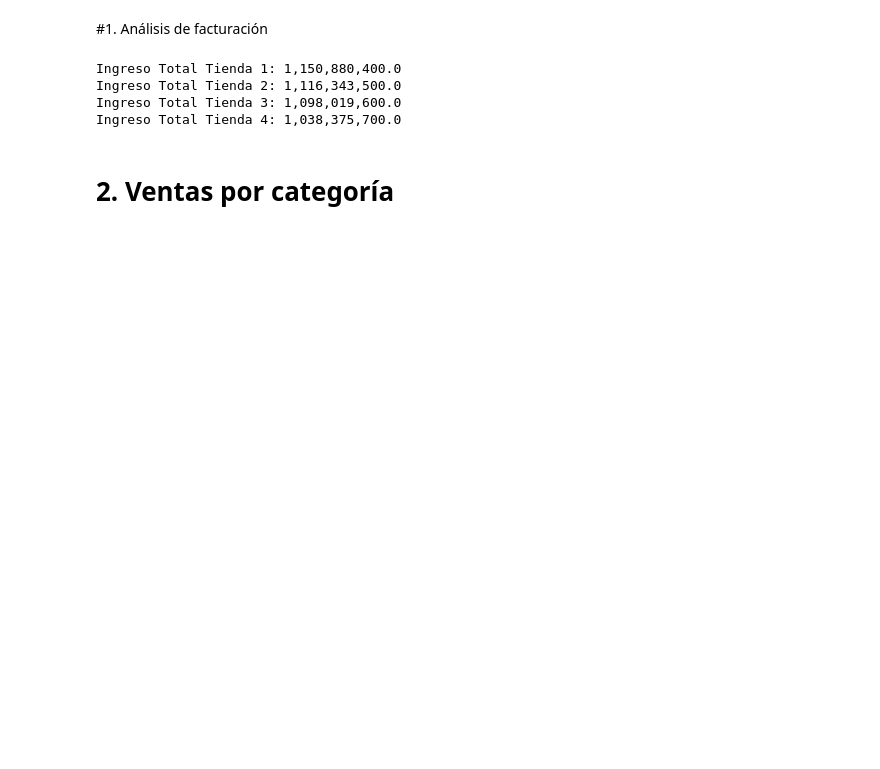
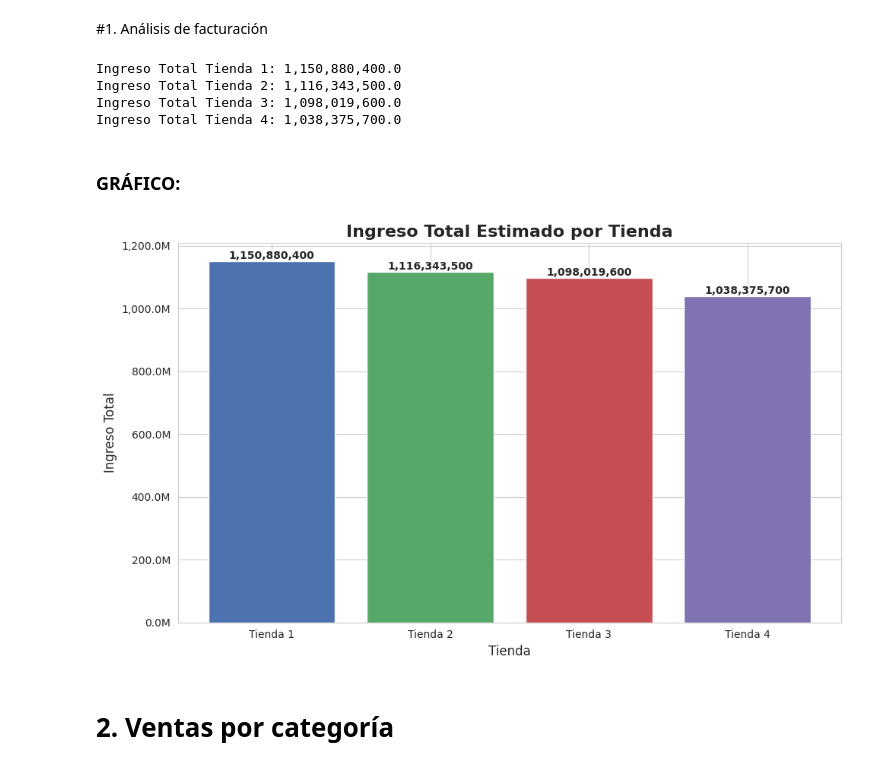
Before and after one commit to edgarbernaling-arch/Desafio_1_Ciencia_de_datos_Edgar_Bernal, a Jupyter notebook: Copia_de_AluraStoreLatam_Challegue1_Ciencia_de_datos_Edgar_Bernal.ipynb, the cells around one changed output. Drawn from its saved outputs; the diff is of its cells as text; code cells hidden in the pictures; blank space fills up the shorter version.

```diff
--- a/Copia_de_AluraStoreLatam_Challegue1_Ciencia_de_datos_Edgar_Bernal.ipynb
+++ b/Copia_de_AluraStoreLatam_Challegue1_Ciencia_de_datos_Edgar_Bernal.ipynb
@@ -42,5 +42,47 @@ Ingreso Total Tienda 1: 1,150,880,400.0
 Ingreso Total Tienda 2: 1,116,343,500.0
 Ingreso Total Tienda 3: 1,098,019,600.0
 Ingreso Total Tienda 4: 1,038,375,700.0
+# %% [markdown]
+### GRÁFICO:
+# %%
+import matplotlib.pyplot as plt
+import seaborn as sns
+from matplotlib.ticker import FuncFormatter
+
+# 1. Datos de ingresos totales (suma de la columna 'Precio')
+data = {
+    'Tienda': ['Tienda 1', 'Tienda 2', 'Tienda 3', 'Tienda 4'],
+    'Ingreso Total': [1150880400.0, 1116343500.0, 1098019600.0, 1038375700.0]
+}
+df_ingresos = pd.DataFrame(data)
+
+# 2. Configuración del gráfico
+sns.set_style("whitegrid")
+plt.figure(figsize=(10, 6))
+
+# 3. Crear el gráfico de barras
+bars = plt.bar(df_ingresos['Tienda'], df_ingresos['Ingreso Total'], color=['#4C72B0', '#55A868', '#C44E52', '#8172B2'])
+
+# 4. Etiquetas y título
+plt.title('Ingreso Total Estimado por Tienda', fontsize=16, weight='bold')
+plt.xlabel('Tienda', fontsize=12)
+plt.ylabel('Ingreso Total', fontsize=12)
+
+# Función para formatear el eje Y en millones (M)
+def millions_formatter(x, pos):
+    return f'{x/1e6:,.1f}M'
+plt.gca().yaxis.set_major_formatter(FuncFormatter(millions_formatter))
+
+# 5. Agregar el valor exacto sobre cada barra
+for bar in bars:
+    yval = bar.get_height()
+    plt.text(bar.get_x() + bar.get_width()/2, yval + 500000,
+             f'{yval:,.0f}',
+             ha='center', va='bottom', fontsize=10, weight='bold')
+
+plt.tight_layout()
+plt.show()
+# %% [output]
+[figure, added]
 # %% [markdown]
 # 2. Ventas por categoría
```
Also changed, not shown: parts of 3 cells of this notebook.
